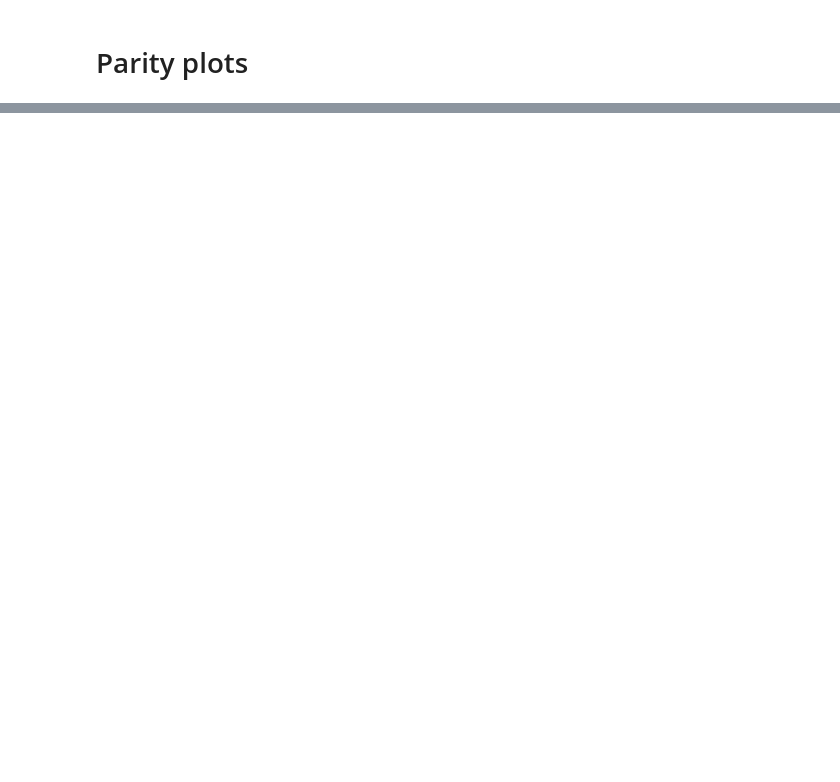
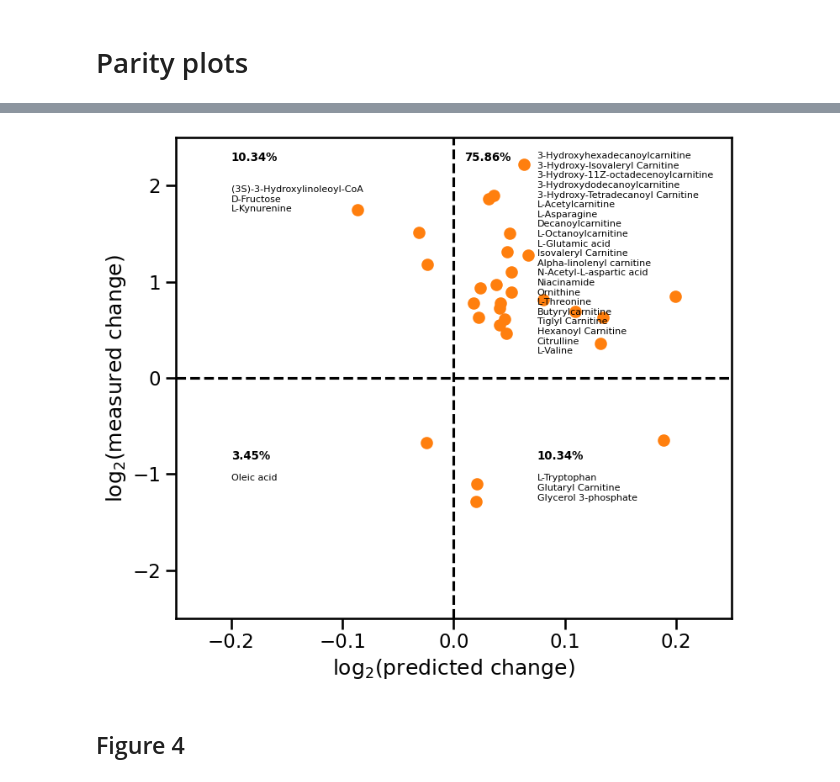
Before and after one commit to MolecularBioinformatics/prm_manuscript, a Jupyter notebook: jupyter_notebooks/figures_main_text.ipynb, the cells around one changed output, grey strips where cells are left out. Saved outputs shown, nothing was run; the diff lists cells and outputs as text; code cells hidden in the pictures; blank space fills up the shorter version.

```diff
--- a/jupyter_notebooks/figures_main_text.ipynb
+++ b/jupyter_notebooks/figures_main_text.ipynb
@@ -74,9 +92,11 @@ df.loc[(df.Measured < 1.2) & (df.Measured > 0.8), 'hue'] = 'grey'
 # %%
 plot.parity(data=df.loc[df.hue == 'C1'], xcolumn='Measured', ycolumn='Predicted',
             show_percentage=True, show_names=True, alpha=1.0,
             xlim=(-0.25, 0.25), ylim=(-2.5, 2.5), edgecolor=None,
             ylabel='log$_2$(measured change)', xlabel='log$_2$(predicted change)',
-            n=[1, 1, 2, 1], figsize=(10, 9), color='C1',
-            l_p=[(0.1, 0.95), (0.55, 0.95), (0.1, 0.35), (0.65, 0.35)],
-            l_n=[(0.1, 0.90), (0.65, 0.95), (0.1, 0.30), (0.65, 0.30)],
-            fsize=10, save=False, filename=None)
+            n=[1, 1, 2, 1], figsize=(8, 7), color='C1',
+            l_p=[(0.1, 0.97), (0.52, 0.97), (0.1, 0.35), (0.65, 0.35)],
+            l_n=[(0.1, 0.90), (0.65, 0.97), (0.1, 0.30), (0.65, 0.30)],
+            fsize=8, save=True, filename='../../biomarker_predictions/manuscript/submission/images/Figure_3b.svg')
+# %% [output]
+[figure, added]
@@ -93,0 +103,2 @@ plot.parity_with_errorbars(df=_df, xcolumn='Predicted', ycolumn='Measured',
+# %% [markdown]
+## Figure 4
```
Also changed, not shown: parts of 16 cells of this notebook, 25 other files.
